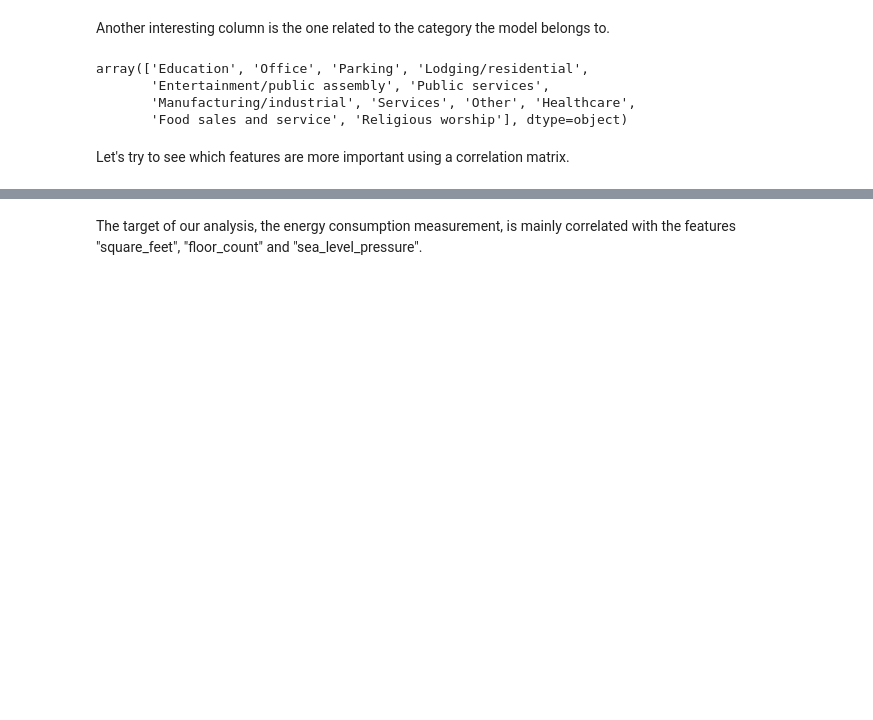
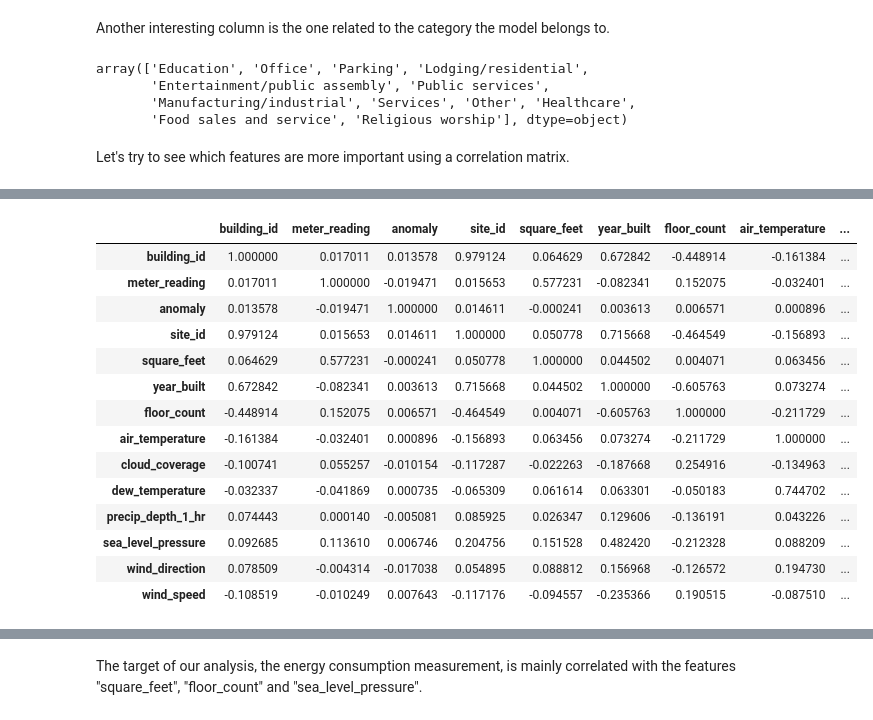
Before and after one commit to cmmedoro/Unsupervised_Anomaly_Detection_thesis, a Jupyter notebook: Data_analysis.ipynb, the cells around one changed output, grey strips where cells are left out. Drawn from its saved outputs; the diff is of its cells as text; code cells hidden in the pictures; blank space fills up the shorter version.

```diff
--- a/Data_analysis.ipynb
+++ b/Data_analysis.ipynb
@@ -334,2 +338,20 @@ corr_dataset.head()
+# %%
+corr_dataset.corr()
+# %% [output]
+|  | building_id | meter_reading | anomaly | site_id | square_feet | year_built | floor_count | air_temperature | ... |
+| building_id | 1.000000 | 0.017011 | 0.013578 | 0.979124 | 0.064629 | 0.672842 | -0.448914 | -0.161384 | ... |
+| meter_reading | 0.017011 | 1.000000 | -0.019471 | 0.015653 | 0.577231 | -0.082341 | 0.152075 | -0.032401 | ... |
+| anomaly | 0.013578 | -0.019471 | 1.000000 | 0.014611 | -0.000241 | 0.003613 | 0.006571 | 0.000896 | ... |
+| site_id | 0.979124 | 0.015653 | 0.014611 | 1.000000 | 0.050778 | 0.715668 | -0.464549 | -0.156893 | ... |
+| square_feet | 0.064629 | 0.577231 | -0.000241 | 0.050778 | 1.000000 | 0.044502 | 0.004071 | 0.063456 | ... |
+| year_built | 0.672842 | -0.082341 | 0.003613 | 0.715668 | 0.044502 | 1.000000 | -0.605763 | 0.073274 | ... |
+| floor_count | -0.448914 | 0.152075 | 0.006571 | -0.464549 | 0.004071 | -0.605763 | 1.000000 | -0.211729 | ... |
+| air_temperature | -0.161384 | -0.032401 | 0.000896 | -0.156893 | 0.063456 | 0.073274 | -0.211729 | 1.000000 | ... |
+| cloud_coverage | -0.100741 | 0.055257 | -0.010154 | -0.117287 | -0.022263 | -0.187668 | 0.254916 | -0.134963 | ... |
+| dew_temperature | -0.032337 | -0.041869 | 0.000735 | -0.065309 | 0.061614 | 0.063301 | -0.050183 | 0.744702 | ... |
+| precip_depth_1_hr | 0.074443 | 0.000140 | -0.005081 | 0.085925 | 0.026347 | 0.129606 | -0.136191 | 0.043226 | ... |
+| sea_level_pressure | 0.092685 | 0.113610 | 0.006746 | 0.204756 | 0.151528 | 0.482420 | -0.212328 | 0.088209 | ... |
+| wind_direction | 0.078509 | -0.004314 | -0.017038 | 0.054895 | 0.088812 | 0.156968 | -0.126572 | 0.194730 | ... |
+| wind_speed | -0.108519 | -0.010249 | 0.007643 | -0.117176 | -0.094557 | -0.235366 | 0.190515 | -0.087510 | ... |
 # %%
 plt.figure(figsize=(13,10))
```
Also changed, not shown: parts of 11 cells of this notebook, 1 other file.
